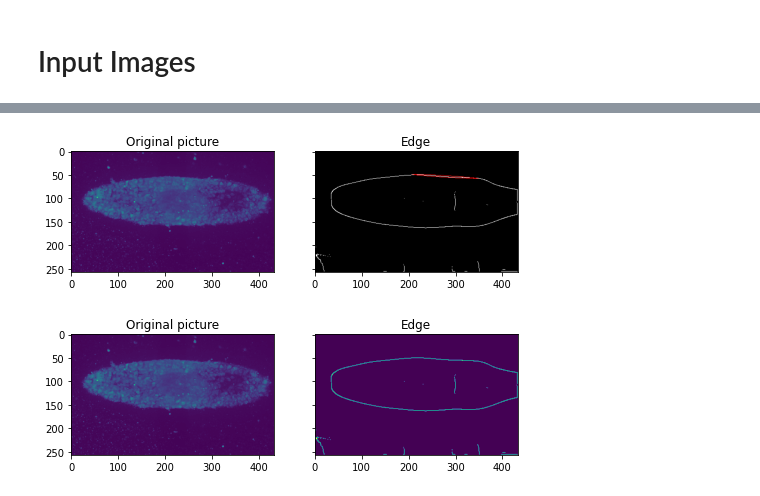
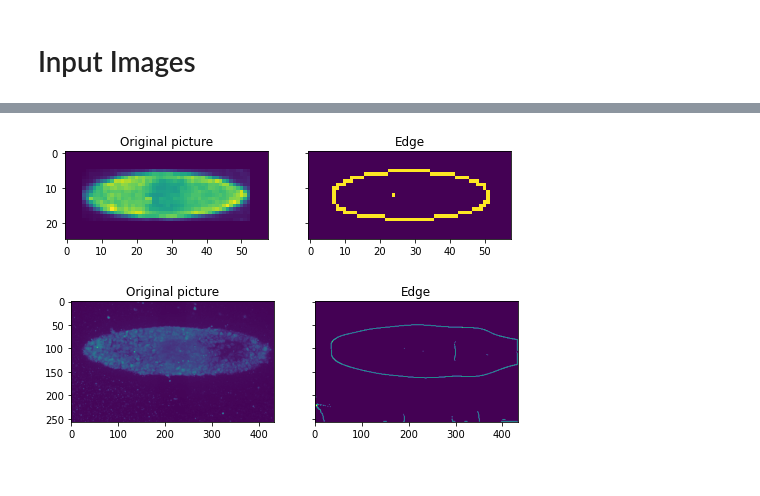
Before and after one commit to Schumacher-group/post--growing-ca, a Jupyter notebook: Growing_Neural_Cellular_Automata_2_0.ipynb, the cells around one changed output, grey strips where cells are left out. Saved outputs shown, nothing was run; the diff lists cells and outputs as text; code cells hidden in the pictures.

Commit message:
channel data as input for NN

```diff
--- a/Growing_Neural_Cellular_Automata_2_0.ipynb
+++ b/Growing_Neural_Cellular_Automata_2_0.ipynb
@@ -171,6 +172,8 @@ BATCH_SIZE = 8 # for Experiment 1 unnecessary
 POOL_SIZE = 1024 # for Experiment 1 unnecessary
 
 CELL_FIRE_RATE = 0.5
+
+ADD_FRAME = 5
 
 TARGET_EMOJI = "🦎" #@param {type:"string"}
 # 🐽
@@ -443,5 +588,5 @@ not well-formed (invalid token): line 1, column 6
 # %%
-#@title Read average data
+#@title Read average data { vertical-output: true}
 
 # Importing necessary Libraries
 import numpy as np
@@ -450,8 +595,16 @@ import pandas as pd
 from skimage.transform import hough_ellipse
 
 # Read table
+# Read the data as a pandas frame
 df = pd.read_csv("https://github.com/Schumacher-group/post--growing-ca/blob/master/data/210427_S2_results?raw=true", sep='\t')
-#print(df.columns)
+print(df.columns)
+
+# Remove all nuclei too close from pattern autofluorescence
+df = df.loc[df['Normalised Coordinate 2'] > -3]
+
+
+# define markers
+markers = ["SOX2", "TBRA", "GSC"]
 
 # define timepoints (conditions)
 timepoints = ["36h", "48h", "60h"]
@@ -467,9 +620,9 @@ df[['Image Name', 'Time Point']].head()
 df_subset = df.loc[df['Time Point']==timepoint]
 
 # isolate relevant columns
-x = df_subset['Normalised Coordinate 0']
-y = df_subset['Normalised Coordinate 1']
-points = df_subset[['Normalised Coordinate 0', 'Normalised Coordinate 1']]
+y = df_subset['Normalised Coordinate 0']
+x = df_subset['Normalised Coordinate 1']
+points = df_subset[['Normalised Coordinate 1', 'Normalised Coordinate 0']]
 
 # mean intensity for marker proteins
 SOX2 = df_subset['Mean Intensity SOX2']
@@ -477,7 +630,7 @@ TBRA = df_subset['Mean Intensity TBRA']
 GSC = df_subset['Mean Intensity GSC']
 
 # number of bins to which image will be alloted
-bin_number = 100
+bin_number = 48
 
 # create array with count entries for each bin
 H, xedges, yedges = np.histogram2d(x, y, bins = bin_number)
@@ -514,9 +667,9 @@ H_array = np.concatenate((H_mean_SOX2_reformated,
                           H_lamina_reformated), axis = 2)
 
 # Visualization and check
-#pl.imshow(H_mean_SOX2)
+pl.imshow(H_SOX2)
 #pl.imshow(H_mean_GSC)
-pl.imshow(H_mean_TBRA)
+#pl.imshow(H_mean_TBRA)
 #pl.imshow(H_lamina, vmax = 1)
 
 # print(H_array.shape)
@@ -526,5 +698,5 @@ pl.imshow(H_mean_TBRA)
 # %%
-#@title Compute and visualize complex hull (I)
+#@title Compute and visualize complex hull (I) { vertical-output: true}
 
 from skimage import data, color, img_as_ubyte
 from skimage.feature import canny
@@ -541,38 +713,39 @@ def calculate_edges(image_array, sigma_p = 6):
   return edges
 
 def calculate_hull(edges):
 # calculate complex hull
   result = hough_ellipse(edges)
   result.sort(order='accumulator')
 
   best = list(result[-1])
   yc, xc, a, b = [int(round(x)) for x in best[1:5]]
   orientation = best[5]
 
 # Draw the ellipse on the original image
   cy, cx = ellipse_perimeter(yc, xc, a, b, orientation)
 
   edges = color.gray2rgb(img_as_ubyte(edges))
   edges[cy, cx] = (250, 0, 0)
   return edges
 
 
-input_array = np.squeeze(image_final_GSC, axis = 0)
+input_array = np.squeeze(image_intermediate_GSC, axis = 0)
+edges = calculate_edges(input_array, sigma_p = 3)
 
-edges = calculate_edges(input_array, sigma_p = 25)
-edges_plot = calculate_hull(edges)
 
 # plot original image and edges
-fig2, (ax1, ax2) = pl.subplots(ncols=2, nrows=1, figsize=(8, 4),
+fig4, (ax1, ax2) = pl.subplots(ncols=2, nrows=1, figsize=(8, 4),
                                 sharex=True, sharey=True)
 
 ax1.set_title('Original picture')
-ax1.imshow(image_final_GSC[0])
+ax1.imshow(input_array)
 
 ax2.set_title('Edge')
-ax2.imshow(edges_plot)
+ax2.imshow(edges)
+
+
 
 pl.show()
 # %% [output]
-[figure, old version]
+[figure, new version]
 # %%
```
Also changed, not shown: parts of 19 cells of this notebook.
